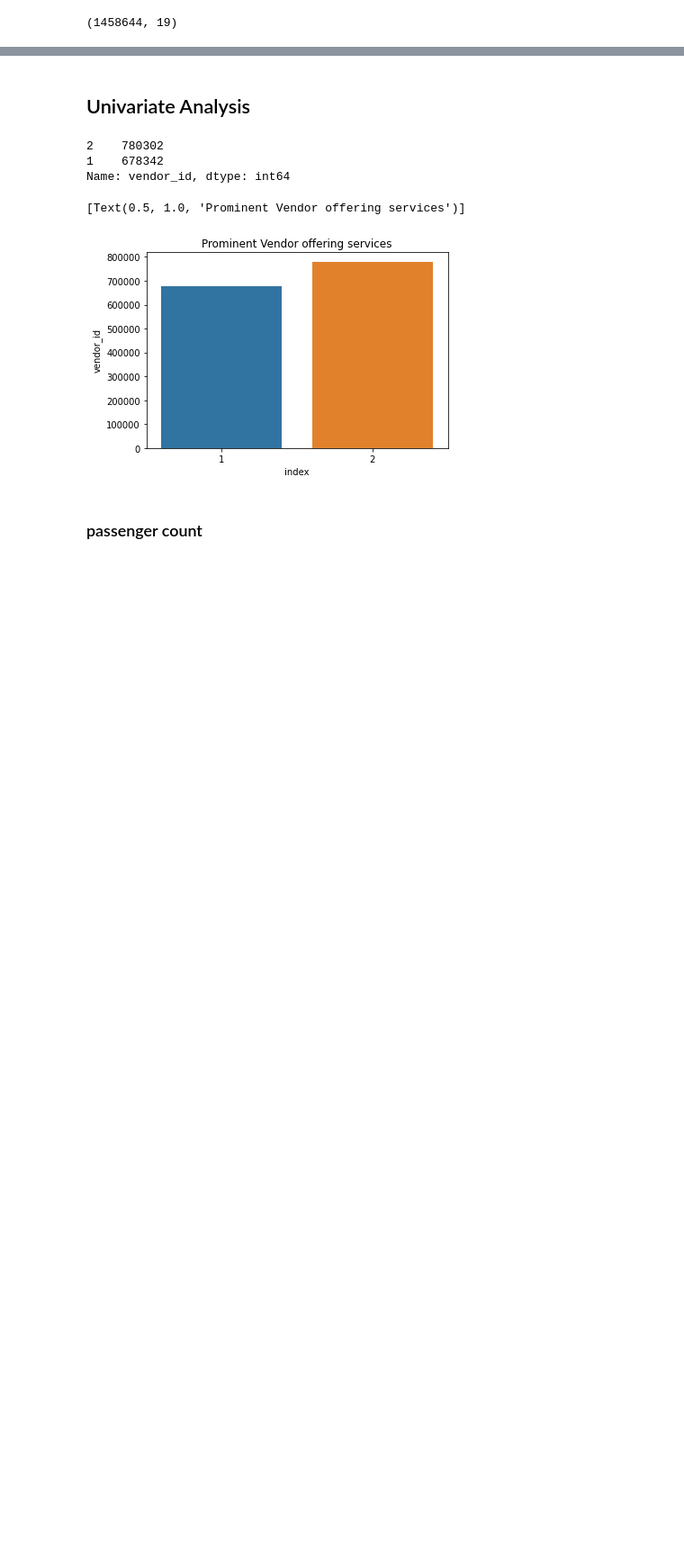
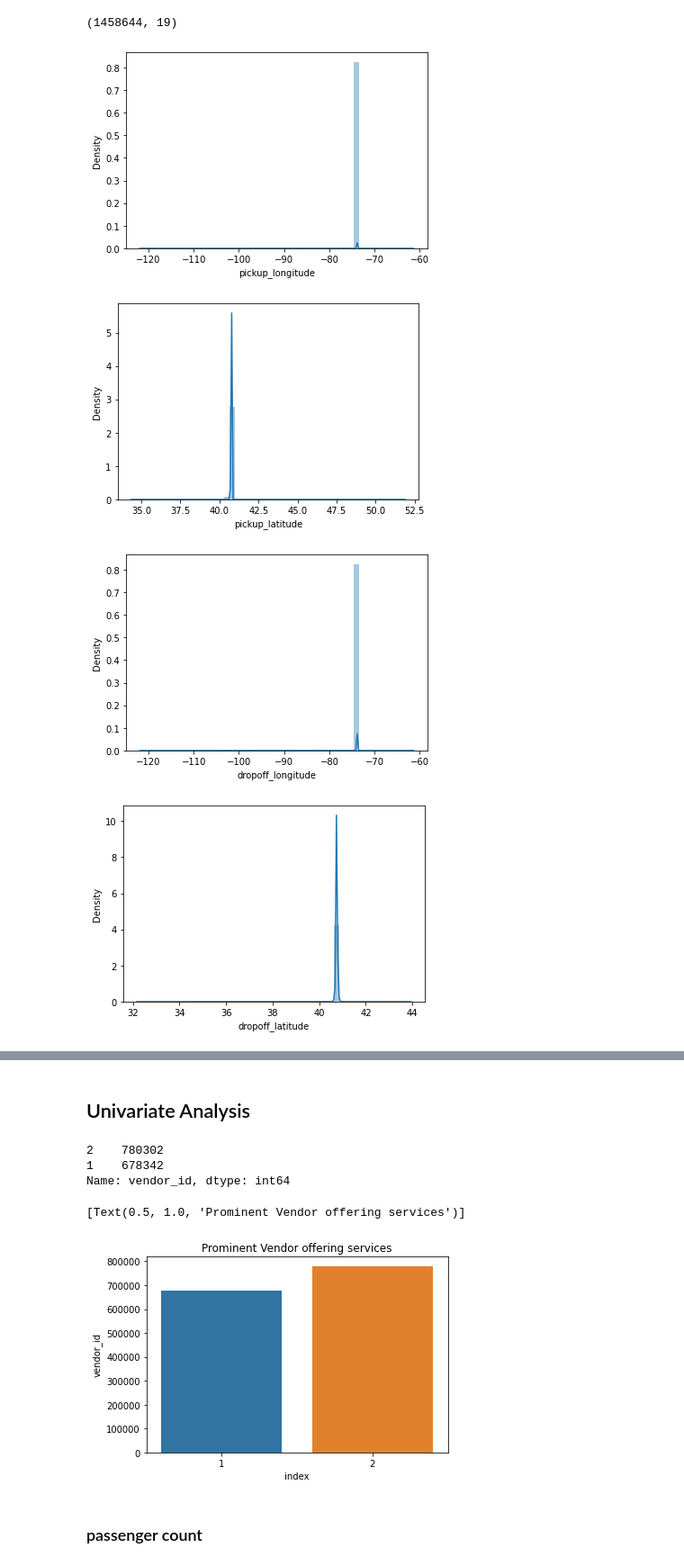
Before and after one commit to Jayjake1/NYC_taxi_trip_predication, a Jupyter notebook: one_Copy_of_NYC_Taxi_Trip_Time_Prediction_Capstone_Project.ipynb, the cells around one changed output, grey strips where cells are left out. Shown at 90% size. Saved outputs shown, nothing was run; the diff lists cells and outputs as text; code cells hidden in the pictures; blank space fills up the shorter version.

```diff
--- a/one_Copy_of_NYC_Taxi_Trip_Time_Prediction_Capstone_Project.ipynb
+++ b/one_Copy_of_NYC_Taxi_Trip_Time_Prediction_Capstone_Project.ipynb
@@ -240,3 +242,17 @@ df.shape
 (1458644, 19)
 # %%
 # new_data = main_df[['passenger_count','pickup_longitude','pickup_latitude','dropoff_longitude','dropoff_latitude','trip_duration']]
+# %%
+dist_col=['pickup_longitude',
+ 'pickup_latitude',
+ 'dropoff_longitude',
+ 'dropoff_latitude']
+# %%
+for i in dist_col:
+    ax = sns.distplot(df[i])
+    plt.show()
+# %% [output]
+[figure, added]
+[figure, added]
+[figure, added]
+[figure, added]
```
Also changed, not shown: parts of 34 cells of this notebook.
